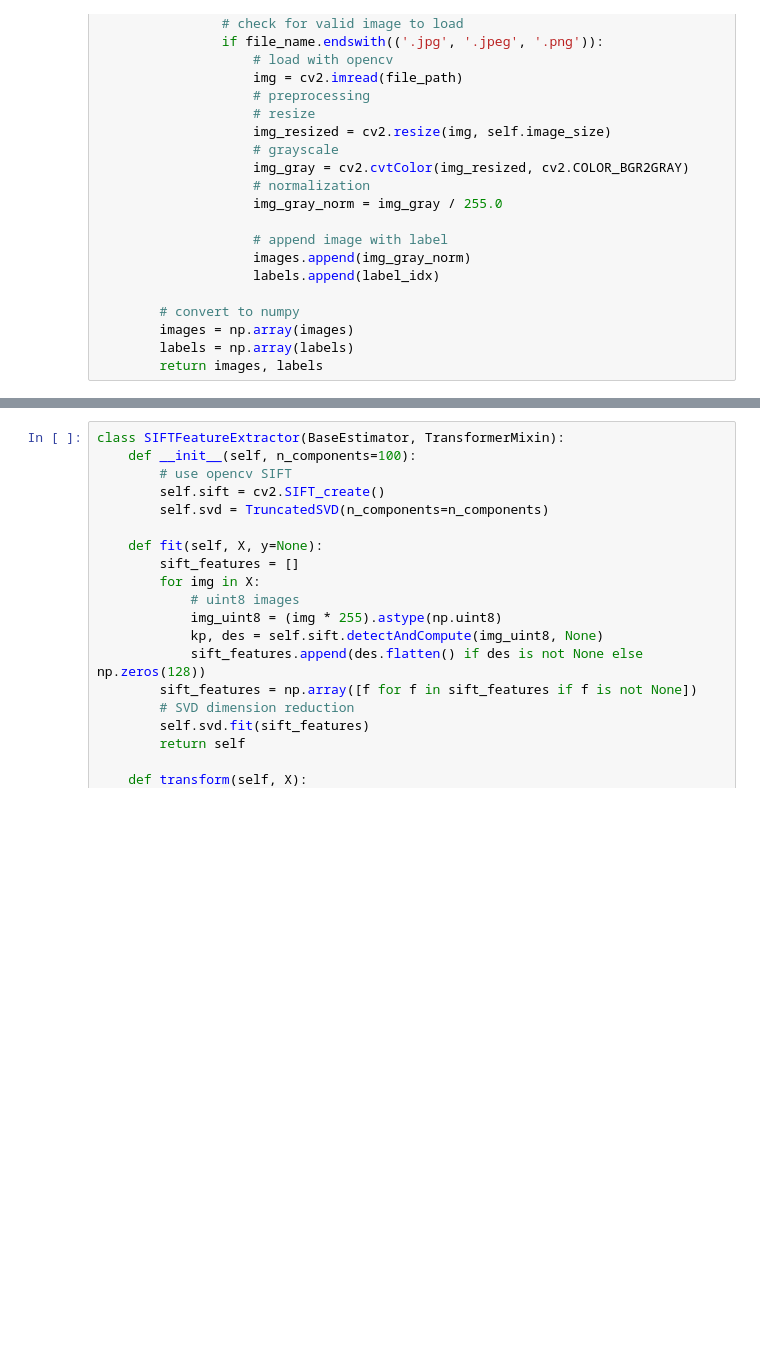
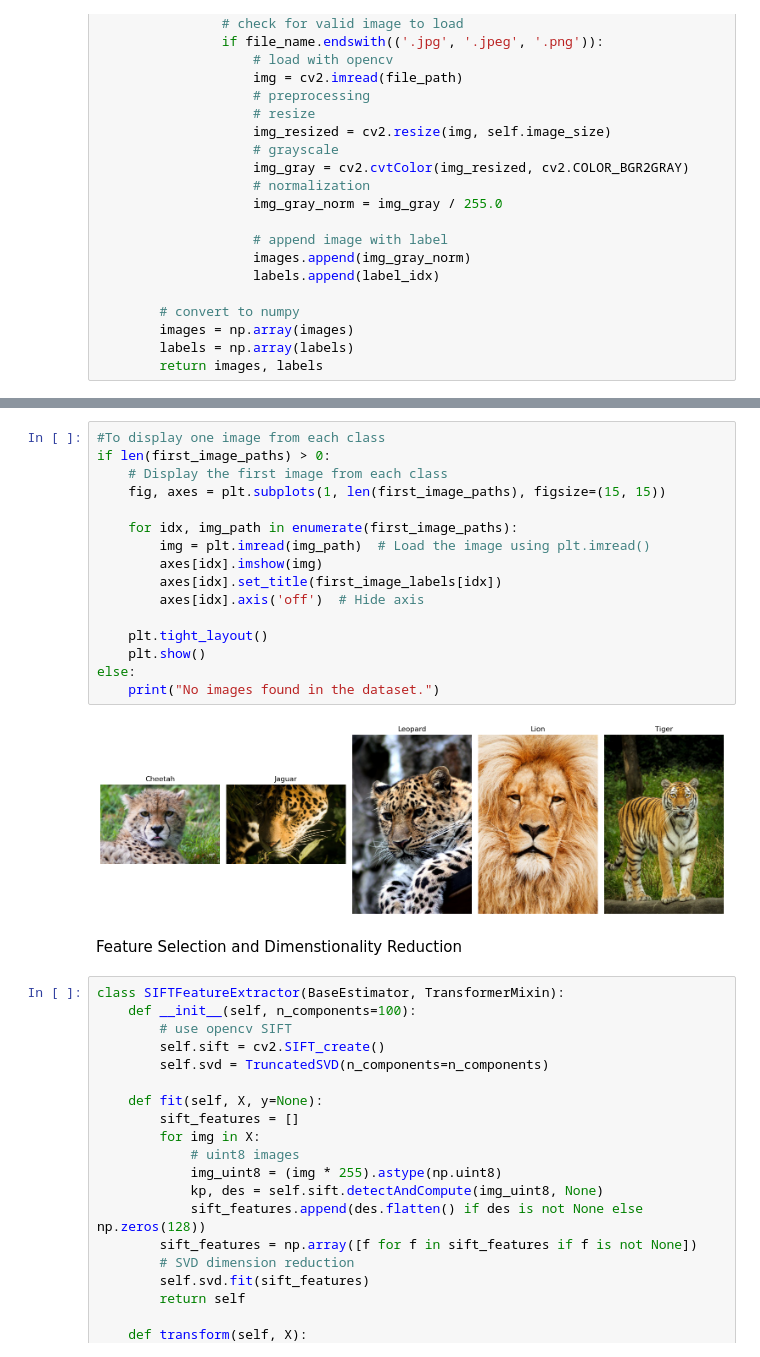
Before and after one commit to xenia-d/Pattern-Recognition-Gr7, a Jupyter notebook: Assignment-2/image_classification.ipynb, the cells around one changed output, grey strips where cells are left out. Cells and saved outputs as stored; diff of their text form; blank space fills up the shorter version.

```diff
--- a/Assignment-2/image_classification.ipynb
+++ b/Assignment-2/image_classification.ipynb
@@ -62,3 +122,23 @@ class ImageLoader(BaseEstimator, TransformerMixin):
+# %%
+#To display one image from each class
+if len(first_image_paths) > 0:
+    # Display the first image from each class
+    fig, axes = plt.subplots(1, len(first_image_paths), figsize=(15, 15))
+
+    for idx, img_path in enumerate(first_image_paths):
+        img = plt.imread(img_path)  # Load the image using plt.imread()
+        axes[idx].imshow(img)
+        axes[idx].set_title(first_image_labels[idx])
+        axes[idx].axis('off')  # Hide axis
+
+    plt.tight_layout()
+    plt.show()
+else:
+    print("No images found in the dataset.")
+# %% [output]
+[figure, added]
+# %% [markdown]
+Feature Selection and Dimenstionality Reduction
 # %%
 class SIFTFeatureExtractor(BaseEstimator, TransformerMixin):
     def __init__(self, n_components=100):
```
Also changed, not shown: parts of 4 cells of this notebook.
